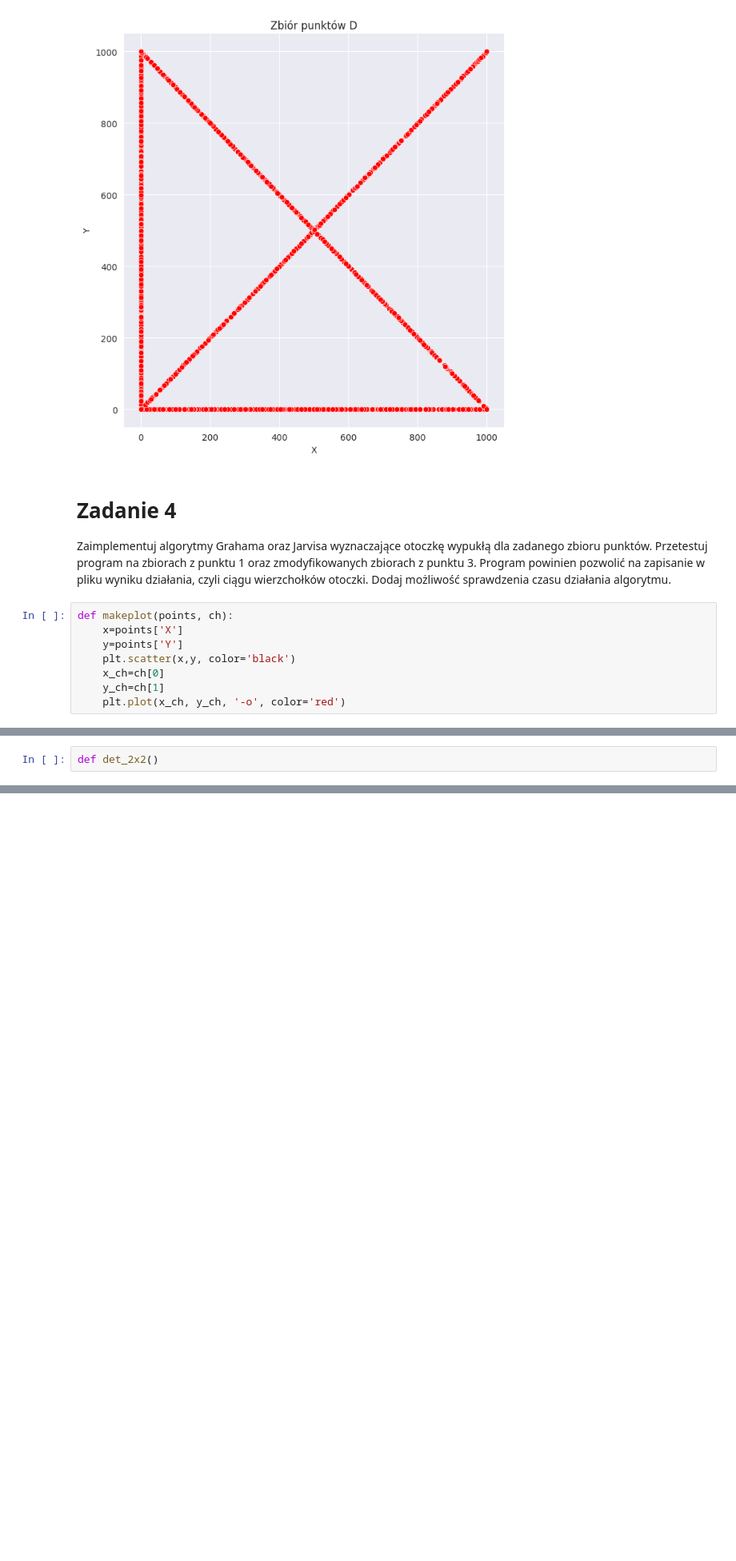
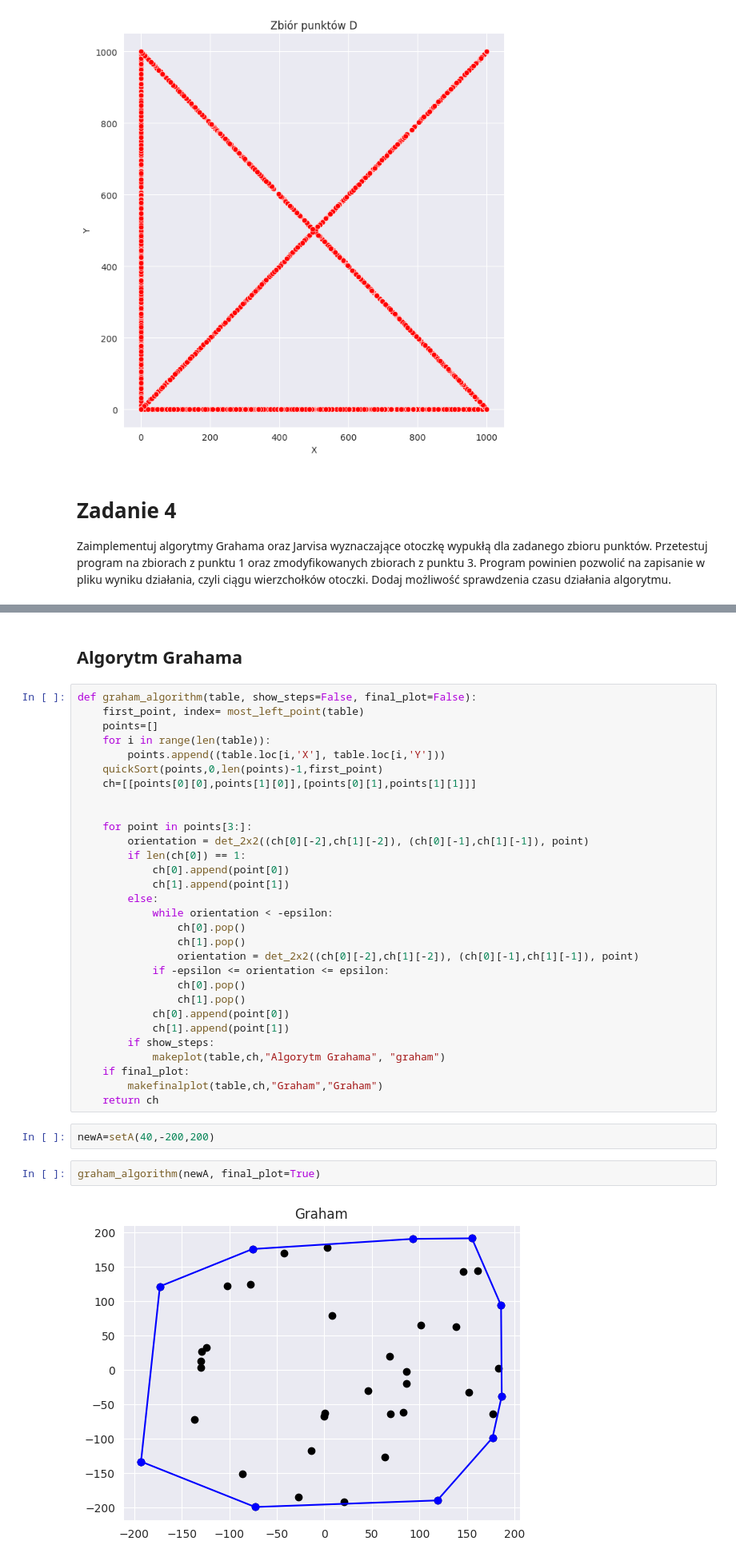
Before and after one commit to Kappaprideer/Geometry_Algorithms, a Jupyter notebook: Lab_2/Labolatorium_2.ipynb, the cells around one changed output, grey strips where cells are left out. Shown at 80% size. Saved outputs shown, nothing was run; the diff lists cells and outputs as text; blank space fills up the shorter version.

```diff
--- a/Lab_2/Labolatorium_2.ipynb
+++ b/Lab_2/Labolatorium_2.ipynb
@@ -318,11 +324,3 @@ zadanego zbioru punktów. Przetestuj program na zbiorach z punktu 1 oraz
 zmodyfikowanych zbiorach z punktu 3. Program powinien pozwolić na zapisanie w
 pliku wyniku działania, czyli ciągu wierzchołków otoczki. Dodaj możliwość
 sprawdzenia czasu działania algorytmu.
-# %%
-def makeplot(points, ch):
-    x=points['X']
-    y=points['Y']
-    plt.scatter(x,y, color='black')
-    x_ch=ch[0]
-    y_ch=ch[1]
-    plt.plot(x_ch, y_ch, '-o', color='red')
@@ -335,2 +326,0 @@ Funkcje pomocniczne:
-# %%
-def det_2x2()
@@ -336,0 +402,38 @@ def det_2x2()
+# %% [markdown]
+## Algorytm Grahama
+# %%
+def graham_algorithm(table, show_steps=False, final_plot=False):
+    first_point, index= most_left_point(table)
+    points=[]
+    for i in range(len(table)):
+        points.append((table.loc[i,'X'], table.loc[i,'Y']))
+    quickSort(points,0,len(points)-1,first_point)
+    ch=[[points[0][0],points[1][0]],[points[0][1],points[1][1]]]
+
+
+    for point in points[3:]:
+        orientation = det_2x2((ch[0][-2],ch[1][-2]), (ch[0][-1],ch[1][-1]), point)
+        if len(ch[0]) == 1:
+            ch[0].append(point[0])
+            ch[1].append(point[1])
+        else:
+            while orientation < -epsilon:
+                ch[0].pop()
+                ch[1].pop()
+                orientation = det_2x2((ch[0][-2],ch[1][-2]), (ch[0][-1],ch[1][-1]), point)
+            if -epsilon <= orientation <= epsilon:
+                ch[0].pop()
+                ch[1].pop()
+            ch[0].append(point[0])
+            ch[1].append(point[1])
+        if show_steps:
+            makeplot(table,ch,"Algorytm Grahama", "graham")
+    if final_plot:
+        makefinalplot(table,ch,"Graham","Graham")
+    return ch
+# %%
+newA=setA(40,-200,200)
+# %%
+graham_algorithm(newA, final_plot=True)
+# %% [output]
+[figure, added]
```
Also changed, not shown: parts of 19 cells of this notebook, 1 other file.
